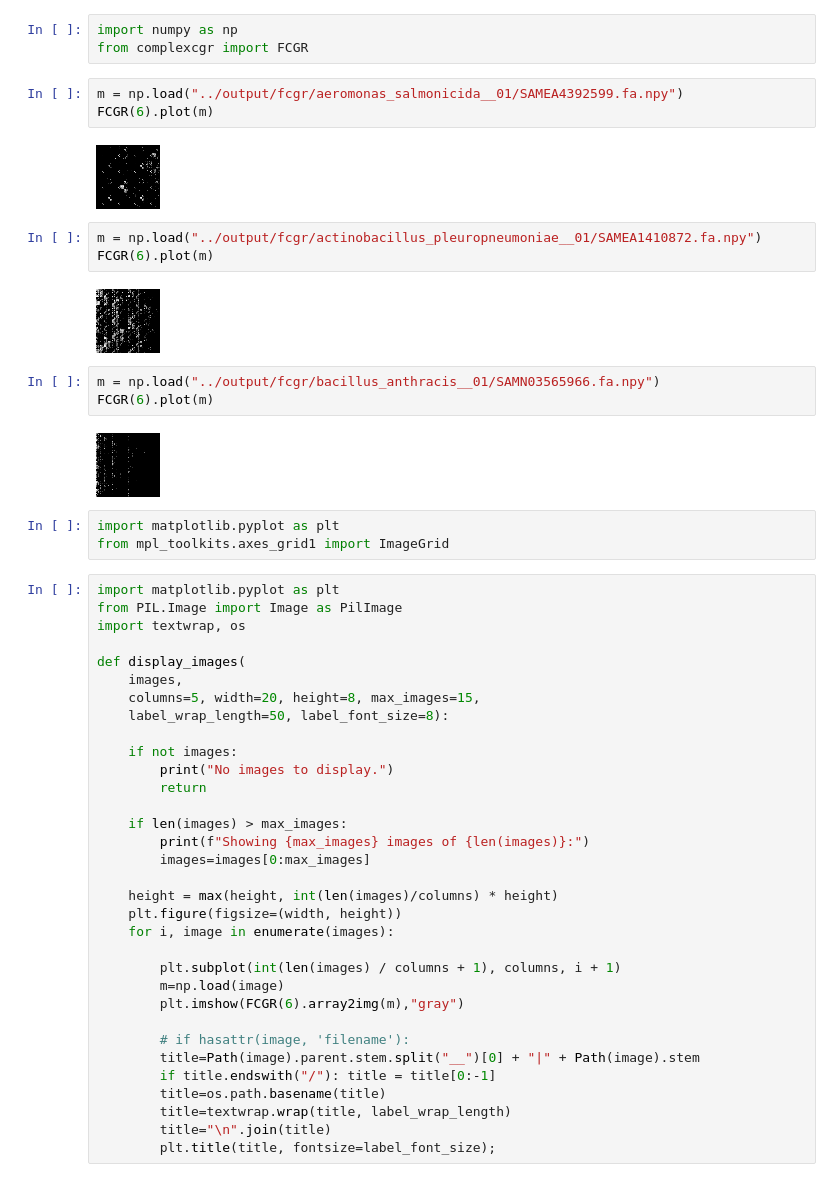
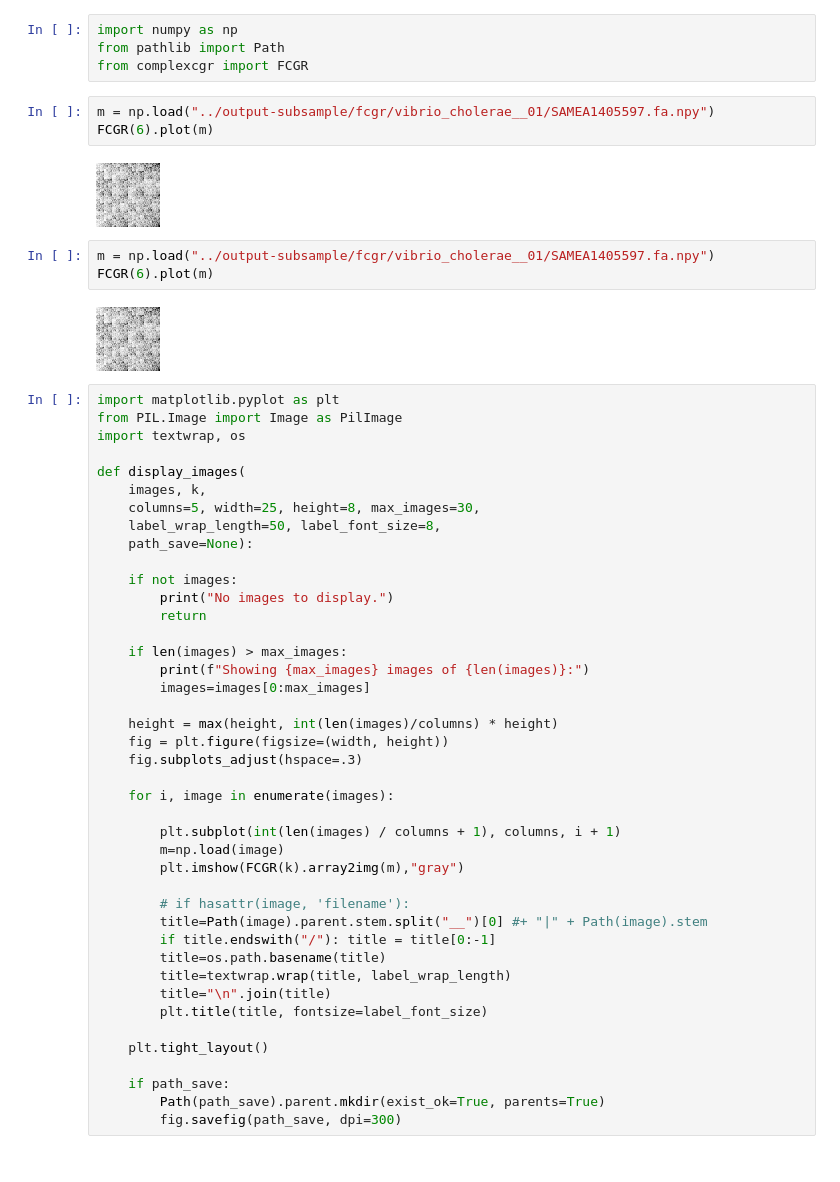
Before and after one commit to pg-space/panspace, a Jupyter notebook: notebooks/plots.ipynb, the cells around one changed output. Drawn from its saved outputs; the diff is of its cells as text.

```diff
--- a/notebooks/plots.ipynb
+++ b/notebooks/plots.ipynb
@@ -1,33 +1,27 @@
 # %%
 import numpy as np
+from pathlib import Path
 from complexcgr import FCGR
 # %%
-m = np.load("../output/fcgr/aeromonas_salmonicida__01/SAMEA4392599.fa.npy")
+m = np.load("../output-subsample/fcgr/vibrio_cholerae__01/SAMEA1405597.fa.npy")
 FCGR(6).plot(m)
 # %% [output]
-[figure, old version]
+[figure, new version]
 # %%
-m = np.load("../output/fcgr/actinobacillus_pleuropneumoniae__01/SAMEA1410872.fa.npy")
+m = np.load("../output-subsample/fcgr/vibrio_cholerae__01/SAMEA1405597.fa.npy")
 FCGR(6).plot(m)
 # %% [output]
-[figure, old version]
+[figure, new version]
-# %%
-m = np.load("../output/fcgr/bacillus_anthracis__01/SAMN03565966.fa.npy")
-FCGR(6).plot(m)
-# %% [output]
-[figure, removed]
-# %%
-import matplotlib.pyplot as plt
-from mpl_toolkits.axes_grid1 import ImageGrid
 # %%
 import matplotlib.pyplot as plt
 from PIL.Image import Image as PilImage
 import textwrap, os
 
 def display_images(
-    images,
-    columns=5, width=20, height=8, max_images=15,
-    label_wrap_length=50, label_font_size=8):
+    images, k,
+    columns=5, width=25, height=8, max_images=30,
+    label_wrap_length=50, label_font_size=8,
+    path_save=None):
 
     if not images:
         print("No images to display.")
@@ -38,19 +32,27 @@ def display_images(
         images=images[0:max_images]
 
     height = max(height, int(len(images)/columns) * height)
-    plt.figure(figsize=(width, height))
+    fig = plt.figure(figsize=(width, height))
+    fig.subplots_adjust(hspace=.3)
+
     for i, image in enumerate(images):
 
         plt.subplot(int(len(images) / columns + 1), columns, i + 1)
         m=np.load(image)
-        plt.imshow(FCGR(6).array2img(m),"gray")
+        plt.imshow(FCGR(k).array2img(m),"gray")
 
         # if hasattr(image, 'filename'):
-        title=Path(image).parent.stem.split("__")[0] + "|" + Path(image).stem
+        title=Path(image).parent.stem.split("__")[0] #+ "|" + Path(image).stem
         if title.endswith("/"): title = title[0:-1]
         title=os.path.basename(title)
         title=textwrap.wrap(title, label_wrap_length)
         title="\n".join(title)
-        plt.title(title, fontsize=label_font_size);
+        plt.title(title, fontsize=label_font_size)
+
+    plt.tight_layout()
+
+    if path_save:
+        Path(path_save).parent.mkdir(exist_ok=True, parents=True)
+        fig.savefig(path_save, dpi=300)
 # %%
 from pathlib  import Path
```
Also changed, not shown: parts of 13 cells of this notebook, 11 other files.
